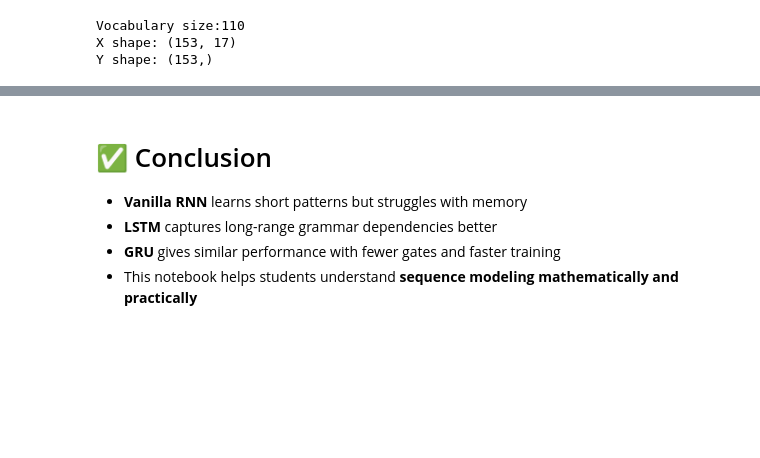
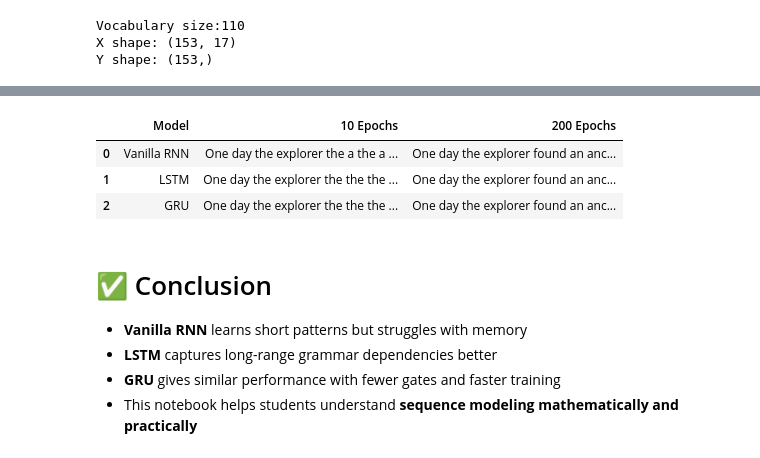
Before and after one commit to bhavanibeemanpalli2108/celebal_assignments, a Jupyter notebook: WEEK5/WEEK5_Bhavani_Beemanpalli_cvr.ipynb, the cells around one changed output, grey strips where cells are left out. Saved outputs shown, nothing was run; the diff lists cells and outputs as text; code cells hidden in the pictures; blank space fills up the shorter version.

```diff
--- a/WEEK5/WEEK5_Bhavani_Beemanpalli_cvr.ipynb
+++ b/WEEK5/WEEK5_Bhavani_Beemanpalli_cvr.ipynb
@@ -522,3 +766,26 @@ GRU : One day the explorer found an ancient cave covered with glowing symbols an
+# %%
+import pandas as pd
+
+comparison = pd.DataFrame({
+    "Model": ["Vanilla RNN", "LSTM", "GRU"],
+    "10 Epochs": [
+        generate_story_sequence(story_rnn_model_10, "One day the explorer", 10),
+        generate_story_sequence(story_lstm_model_10, "One day the explorer", 10),
+        generate_story_sequence(story_gru_model_10, "One day the explorer", 10)
+    ],
+    "200 Epochs": [
+        generate_story_sequence(story_rnn_model_200, "One day the explorer", 10),
+        generate_story_sequence(story_lstm_model_200, "One day the explorer", 10),
+        generate_story_sequence(story_gru_model_200, "One day the explorer", 10)
+    ]
+})
+
+comparison
+# %% [output]
+|  | Model | 10 Epochs | 200 Epochs |
+| 0 | Vanilla RNN | One day the explorer the a the a ... | One day the explorer found an anc... |
+| 1 | LSTM | One day the explorer the the the ... | One day the explorer found an anc... |
+| 2 | GRU | One day the explorer the the the ... | One day the explorer found an anc... |
 # %% [markdown]
 # ✅ Conclusion
 - **Vanilla RNN** learns short patterns but struggles with memory
```
Also changed, not shown: parts of 15 cells of this notebook.
